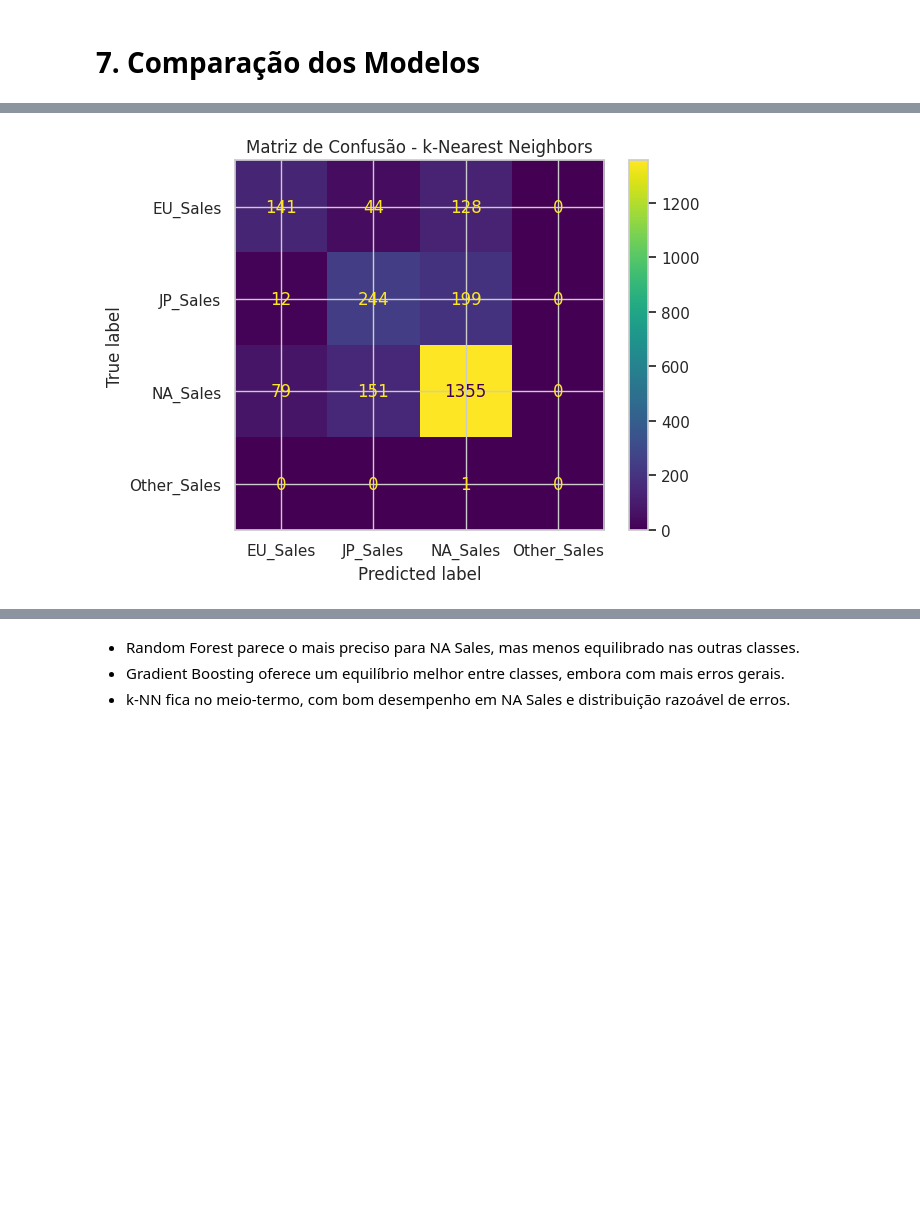
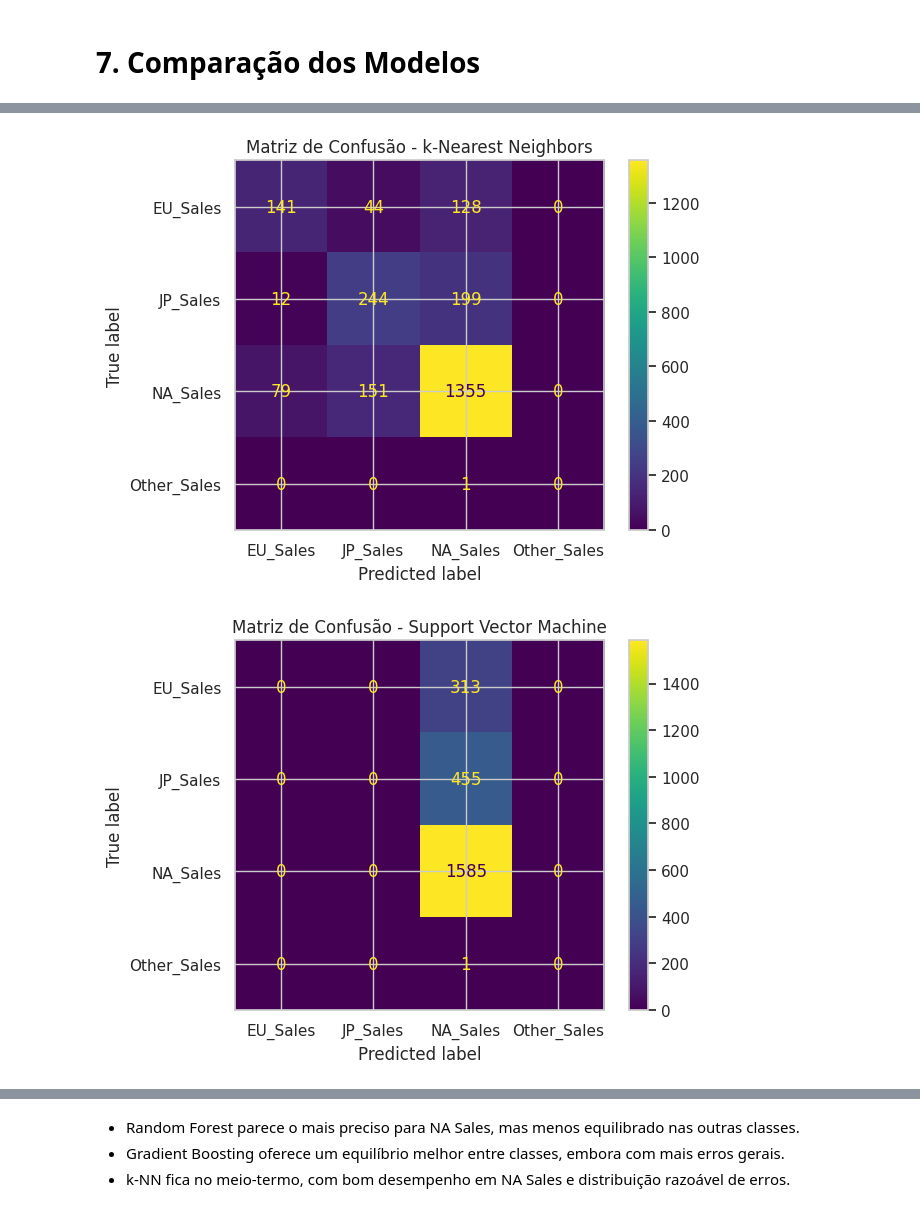
Before and after one commit to BrenoMontenegro/Video-Game-Sales, a Jupyter notebook: video-game.ipynb, the cells around one changed output, grey strips where cells are left out. Cells and saved outputs as stored; diff of their text form; code cells hidden in the pictures; blank space fills up the shorter version.

Commit message:
feat: model mlp & fix: remove secret

```diff
--- a/video-game.ipynb
+++ b/video-game.ipynb
@@ -639,11 +643,11 @@ from sklearn.metrics import accuracy_score, classification_report
 
 with mlflow.start_run(run_name="KNN"):
     # Instancia e treina o modelo
-    modelo_knn = KNeighborsClassifier(n_neighbors=5, weights='distance')
-    modelo_knn.fit(X_train, y_train)
+    knn_model = KNeighborsClassifier(n_neighbors=5, weights='distance')
+    knn_model.fit(X_train, y_train)
 
     # Faz previsões
-    y_pred_knn = modelo_knn.predict(X_test)
+    y_pred_knn = knn_model.predict(X_test)
 
     # Calcula métricas
     acc = accuracy_score(y_test, y_pred_knn)
@@ -655,7 +659,7 @@ with mlflow.start_run(run_name="KNN"):
     mlflow.log_metric("accuracy", acc)
 
     # Loga o modelo treinado
-    mlflow.sklearn.log_model(modelo_knn, "modelo_knn")
+    mlflow.sklearn.log_model(knn_model, "modelo_knn")
 
     print("🔍 Resultados do K-Nearest Neighbors Classifier:")
     print("Acurácia:", acc)
@@ -689,13 +693,13 @@ from sklearn.metrics import accuracy_score
 with mlflow.start_run(run_name="SVM_Model"):
 
     # Instancia o modelo SVM
-    svm = SVC(kernel='linear', C=1.0, random_state=42)
+    svm_model = SVC(kernel='linear', C=1.0, random_state=42)
 
     # Treina o modelo
-    svm.fit(X_train, y_train)
+    svm_model.fit(X_train, y_train)
 
     # Faz previsões
-    y_pred = svm.predict(X_test)
+    y_pred = svm_model.predict(X_test)
 
     # Calcula a acurácia
     acc = accuracy_score(y_test, y_pred)
@@ -707,5 +711,5 @@ with mlflow.start_run(run_name="SVM_Model"):
     mlflow.log_metric("accuracy", acc)
 
     # Loga o modelo treinado
-    mlflow.sklearn.log_model(svm, "svm_model")
+    mlflow.sklearn.log_model(svm_model, "svm_model")
 # %% [output]
@@ -718,36 +788,57 @@ Acurácia do SVM: 0.673322005097706
 from sklearn.metrics import ConfusionMatrixDisplay
 import matplotlib.pyplot as plt
 
 # Exibir a matriz de confusão CLF
 disp = ConfusionMatrixDisplay.from_estimator(
-    clf, X_test, y_test,
+    clf_model, X_test, y_test,
     cmap='viridis',  # ou qualquer outro colormap
-    display_labels=clf.classes_
+    display_labels=clf_model.classes_
 )
 
 plt.title("Matriz de Confusão - Random Forest Classifier")
 plt.show()
 
 # Exibir a matriz de confusão GB
 disp = ConfusionMatrixDisplay.from_estimator(
-    modelo_gb, X_test, y_test,
+    gb_model, X_test, y_test,
     cmap='viridis',  # ou qualquer outro colormap
-    display_labels=modelo_gb.classes_
+    display_labels=gb_model.classes_
 )
 
 plt.title("Matriz de Confusão - Gradient Boosting")
 plt.show()
 
 # Exibir a matriz de confusão k-Nearest Neighbors
 disp = ConfusionMatrixDisplay.from_estimator(
-    modelo_knn, X_test, y_test,
+    knn_model, X_test, y_test,
     cmap='viridis',  # ou qualquer outro colormap
-    display_labels=modelo_knn.classes_
+    display_labels=knn_model.classes_
 )
 
 plt.title("Matriz de Confusão - k-Nearest Neighbors")
 plt.show()
+
+# Exibir a matriz de confusão Support Vector Machine
+disp = ConfusionMatrixDisplay.from_estimator(
+    svm_model, X_test, y_test,
+    cmap='viridis',  # ou qualquer outro colormap
+    display_labels=svm_model.classes_
+)
+
+plt.title("Matriz de Confusão - Support Vector Machine")
+plt.show()
+
+# Exibir a matriz de confusão Multilayer Perceptron
+disp = ConfusionMatrixDisplay.from_estimator(
+    mlp_model, X_test_mlp, y_test_mlp,
+    cmap='viridis',  # ou qualquer outro colormap
+    display_labels=mlp_model.classes_
+)
+
+plt.title("Matriz de Confusão - MultiLayer Perceptron")
+plt.show()
 # %% [output]
 [figure]
 [figure]
 [figure]
+[figure, added]
```
Also changed, not shown: parts of 13 cells of this notebook.
